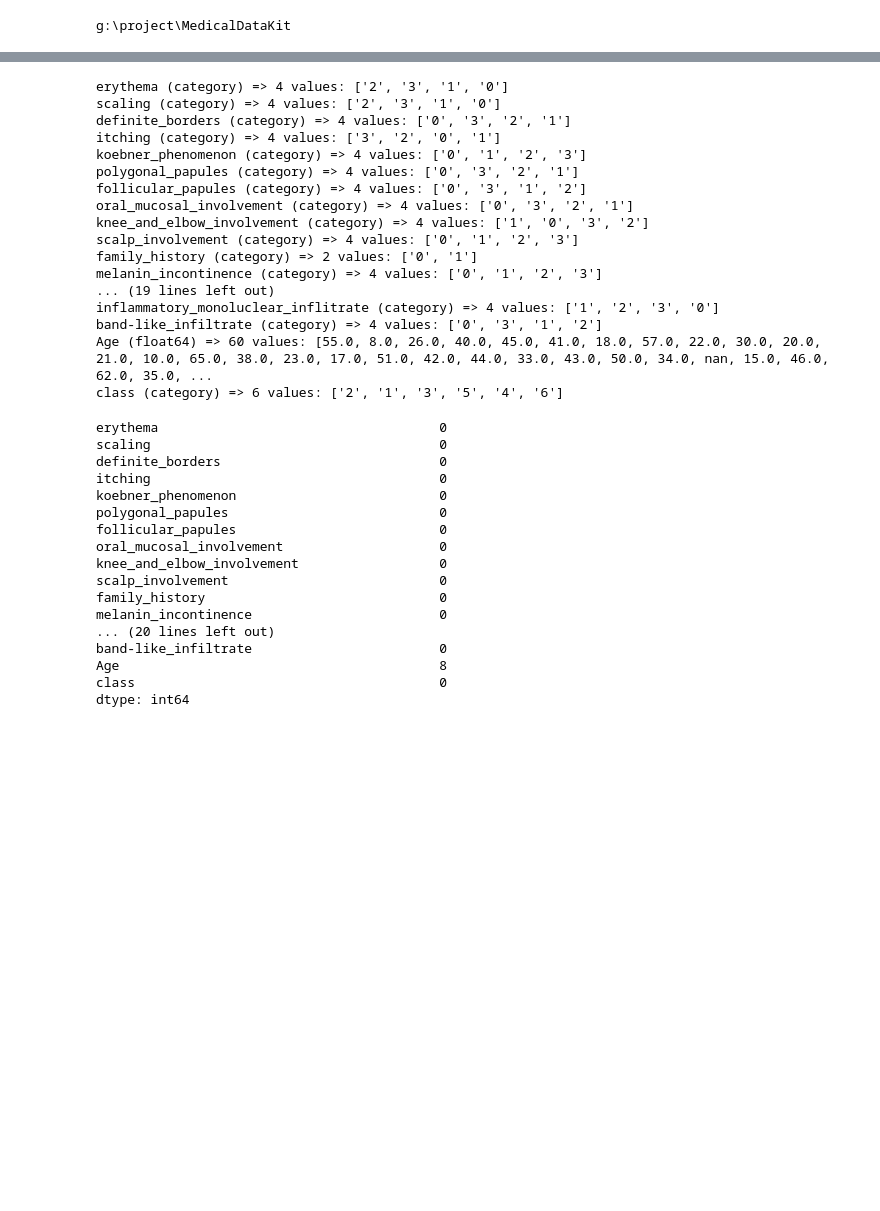
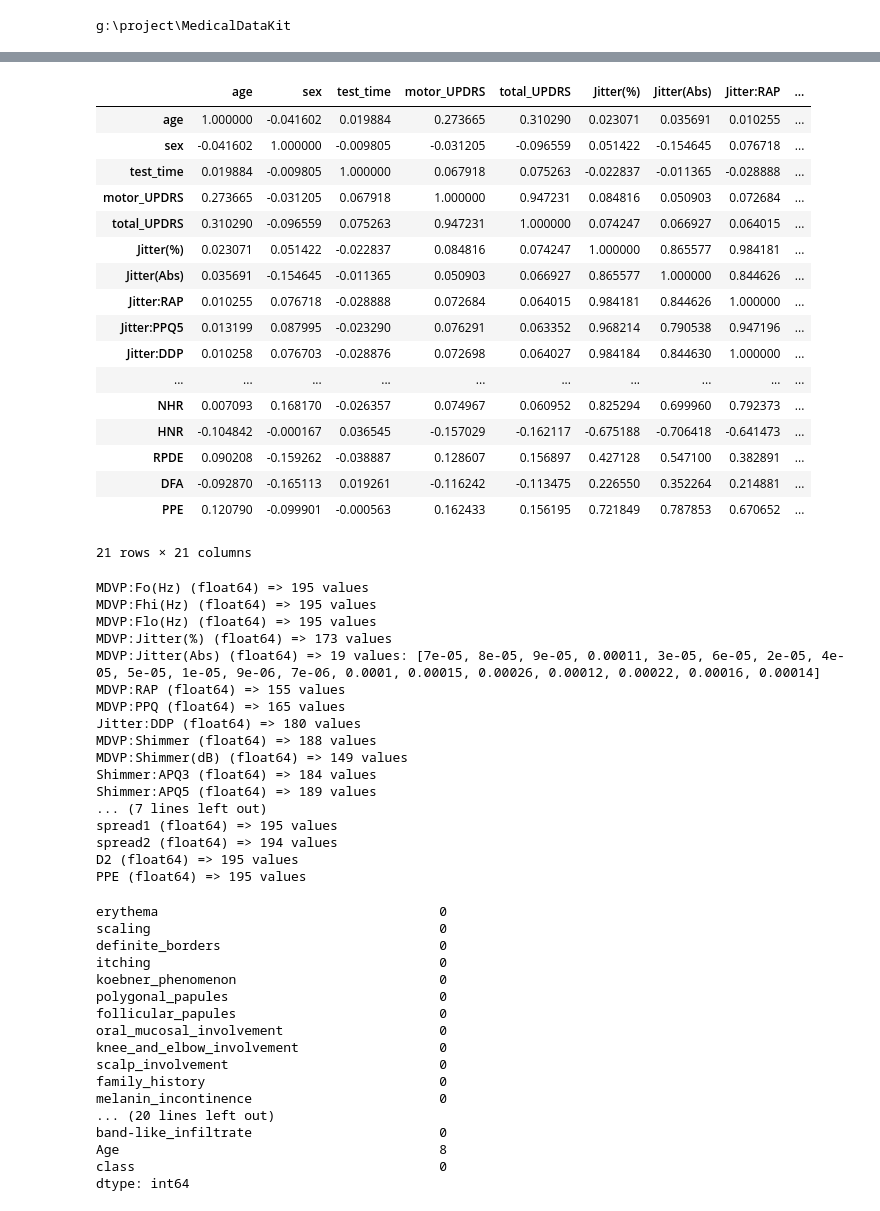
Before and after one commit to sitaomin1994/MedicalDataKit, a Jupyter notebook: notebook/data_fetch.ipynb, the cells around one changed output, grey strips where cells are left out. Cells and saved outputs as stored; diff of their text form; code cells hidden in the pictures; blank space fills up the shorter version.

```diff
--- a/notebook/data_fetch.ipynb
+++ b/notebook/data_fetch.ipynb
@@ -76,30 +271,55 @@ The autoreload extension is already loaded. To reload it, use:
+# %%
+raw_data.corr()
+# %% [output]
+|  | age | sex | test_time | motor_UPDRS | total_UPDRS | Jitter(%) | Jitter(Abs) | Jitter:RAP | ... |
+| age | 1.000000 | -0.041602 | 0.019884 | 0.273665 | 0.310290 | 0.023071 | 0.035691 | 0.010255 | ... |
+| sex | -0.041602 | 1.000000 | -0.009805 | -0.031205 | -0.096559 | 0.051422 | -0.154645 | 0.076718 | ... |
+| test_time | 0.019884 | -0.009805 | 1.000000 | 0.067918 | 0.075263 | -0.022837 | -0.011365 | -0.028888 | ... |
+| motor_UPDRS | 0.273665 | -0.031205 | 0.067918 | 1.000000 | 0.947231 | 0.084816 | 0.050903 | 0.072684 | ... |
+| total_UPDRS | 0.310290 | -0.096559 | 0.075263 | 0.947231 | 1.000000 | 0.074247 | 0.066927 | 0.064015 | ... |
+| Jitter(%) | 0.023071 | 0.051422 | -0.022837 | 0.084816 | 0.074247 | 1.000000 | 0.865577 | 0.984181 | ... |
+| Jitter(Abs) | 0.035691 | -0.154645 | -0.011365 | 0.050903 | 0.066927 | 0.865577 | 1.000000 | 0.844626 | ... |
+| Jitter:RAP | 0.010255 | 0.076718 | -0.028888 | 0.072684 | 0.064015 | 0.984181 | 0.844626 | 1.000000 | ... |
+| Jitter:PPQ5 | 0.013199 | 0.087995 | -0.023290 | 0.076291 | 0.063352 | 0.968214 | 0.790538 | 0.947196 | ... |
+| Jitter:DDP | 0.010258 | 0.076703 | -0.028876 | 0.072698 | 0.064027 | 0.984184 | 0.844630 | 1.000000 | ... |
+| ... | ... | ... | ... | ... | ... | ... | ... | ... | ... |
+| NHR | 0.007093 | 0.168170 | -0.026357 | 0.074967 | 0.060952 | 0.825294 | 0.699960 | 0.792373 | ... |
+| HNR | -0.104842 | -0.000167 | 0.036545 | -0.157029 | -0.162117 | -0.675188 | -0.706418 | -0.641473 | ... |
+| RPDE | 0.090208 | -0.159262 | -0.038887 | 0.128607 | 0.156897 | 0.427128 | 0.547100 | 0.382891 | ... |
+| DFA | -0.092870 | -0.165113 | 0.019261 | -0.116242 | -0.113475 | 0.226550 | 0.352264 | 0.214881 | ... |
+| PPE | 0.120790 | -0.099901 | -0.000563 | 0.162433 | 0.156195 | 0.721849 | 0.787853 | 0.670652 | ... |
+21 rows × 21 columns
 # %%
 def count_show_unique(data):
     for col in data.columns:
         unique_values = data[col].unique().tolist()
         data_type = data[col].dtype
         num_unique = data[col].nunique()
-        print(f"{col} ({data_type}) => {num_unique} values: {unique_values}")
+        if num_unique < 20:
+            print(f"{col} ({data_type}) => {num_unique} values: {unique_values}")
+        else:
+            print(f"{col} ({data_type}) => {num_unique} values")
 
-count_show_unique(raw_data)
+data = raw_data
+count_show_unique(data)
 # %% [output]
-erythema (category) => 4 values: ['2', '3', '1', '0']
-scaling (category) => 4 values: ['2', '3', '1', '0']
-definite_borders (category) => 4 values: ['0', '3', '2', '1']
-itching (category) => 4 values: ['3', '2', '0', '1']
-koebner_phenomenon (category) => 4 values: ['0', '1', '2', '3']
-polygonal_papules (category) => 4 values: ['0', '3', '2', '1']
-follicular_papules (category) => 4 values: ['0', '3', '1', '2']
-oral_mucosal_involvement (category) => 4 values: ['0', '3', '2', '1']
-knee_and_elbow_involvement (category) => 4 values: ['1', '0', '3', '2']
-scalp_involvement (category) => 4 values: ['0', '1', '2', '3']
-family_history (category) => 2 values: ['0', '1']
-melanin_incontinence (category) => 4 values: ['0', '1', '2', '3']
-... (19 lines left out)
-inflammatory_monoluclear_inflitrate (category) => 4 values: ['1', '2', '3', '0']
-band-like_infiltrate (category) => 4 values: ['0', '3', '1', '2']
-Age (float64) => 60 values: [55.0, 8.0, 26.0, 40.0, 45.0, 41.0, 18.0, 57.0, 22.0, 30.0, 20.0, 21.0, 10.0, 65.0, 38.0, 23.0, 17.0, 51.0, 42.0, 44.0, 33.0, 43.0, 50.0, 34.0, nan, 15.0, 46.0, 62.0, 35.0, ...
-class (category) => 6 values: ['2', '1', '3', '5', '4', '6']
+MDVP:Fo(Hz) (float64) => 195 values
+MDVP:Fhi(Hz) (float64) => 195 values
+MDVP:Flo(Hz) (float64) => 195 values
+MDVP:Jitter(%) (float64) => 173 values
+MDVP:Jitter(Abs) (float64) => 19 values: [7e-05, 8e-05, 9e-05, 0.00011, 3e-05, 6e-05, 2e-05, 4e-05, 5e-05, 1e-05, 9e-06, 7e-06, 0.0001, 0.00015, 0.00026, 0.00012, 0.00022, 0.00016, 0.00014]
+MDVP:RAP (float64) => 155 values
+MDVP:PPQ (float64) => 165 values
+Jitter:DDP (float64) => 180 values
+MDVP:Shimmer (float64) => 188 values
+MDVP:Shimmer(dB) (float64) => 149 values
+Shimmer:APQ3 (float64) => 184 values
+Shimmer:APQ5 (float64) => 189 values
+... (7 lines left out)
+spread1 (float64) => 195 values
+spread2 (float64) => 194 values
+D2 (float64) => 195 values
+PPE (float64) => 195 values
 # %%
 def missing_value_stats(data):
     missing_values = data.isnull().sum()
```
Also changed, not shown: parts of 15 cells of this notebook, 6 other files.
